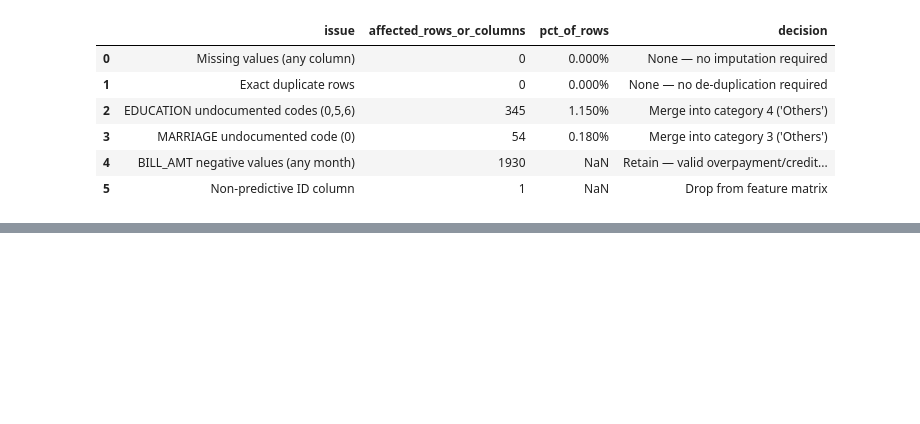
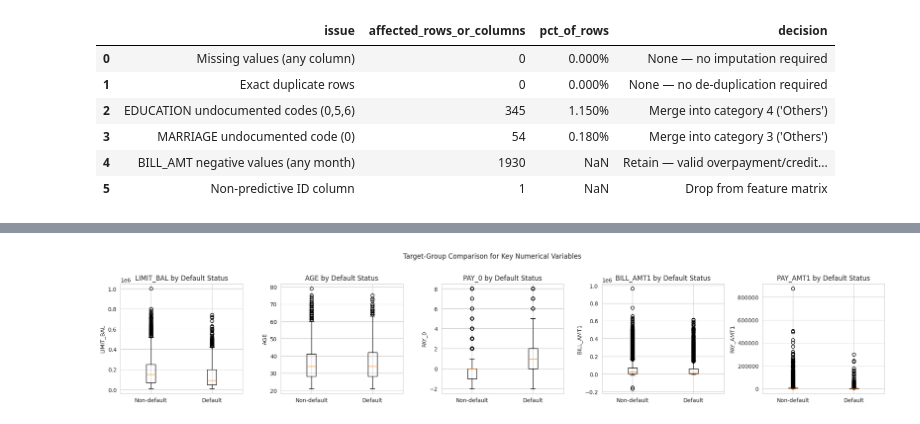
Before and after one commit to arielsharonferdinandus/Credit-Card-Clients-Risk-Prediction, a Jupyter notebook: Main.ipynb, the cells around one changed output, grey strips where cells are left out. Cells and saved outputs as stored; diff of their text form; code cells hidden in the pictures; blank space fills up the shorter version.

```diff
--- a/Main.ipynb
+++ b/Main.ipynb
@@ -620,0 +1082,12 @@ above and will be added next.
+# %%
+fig, axes = plt.subplots(1, 5, figsize=(20, 4))
+for ax, col in zip(axes, key_numeric_vars):
+    data_by_class = [clean_data.loc[clean_data[TARGET_COL] == cls, col] for cls in [0, 1]]
+    ax.boxplot(data_by_class, labels=["Non-default", "Default"])
+    ax.set_title(f"{col} by Default Status")
+    ax.set_ylabel(col)
+fig.suptitle("Target-Group Comparison for Key Numerical Variables")
+plt.tight_layout()
+plt.show()
+# %% [output]
+[figure, added]
```
Also changed, not shown: parts of 71 cells of this notebook.
